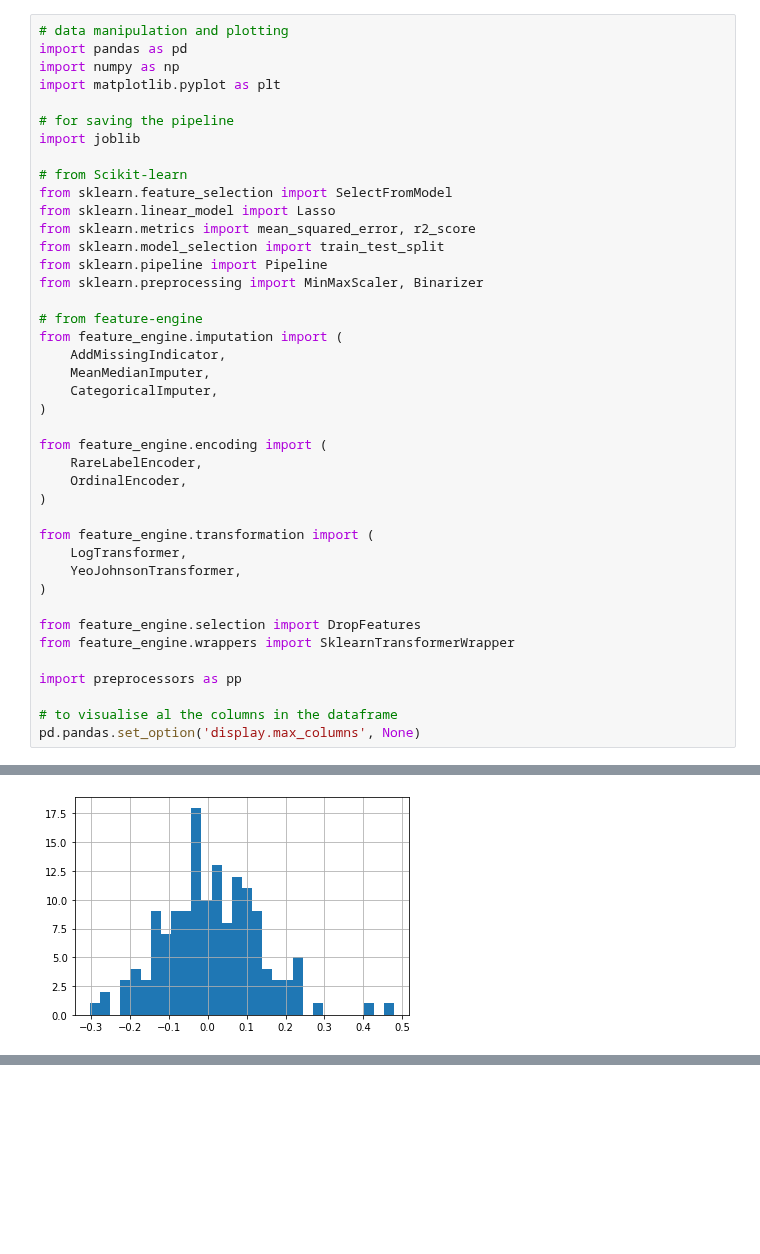
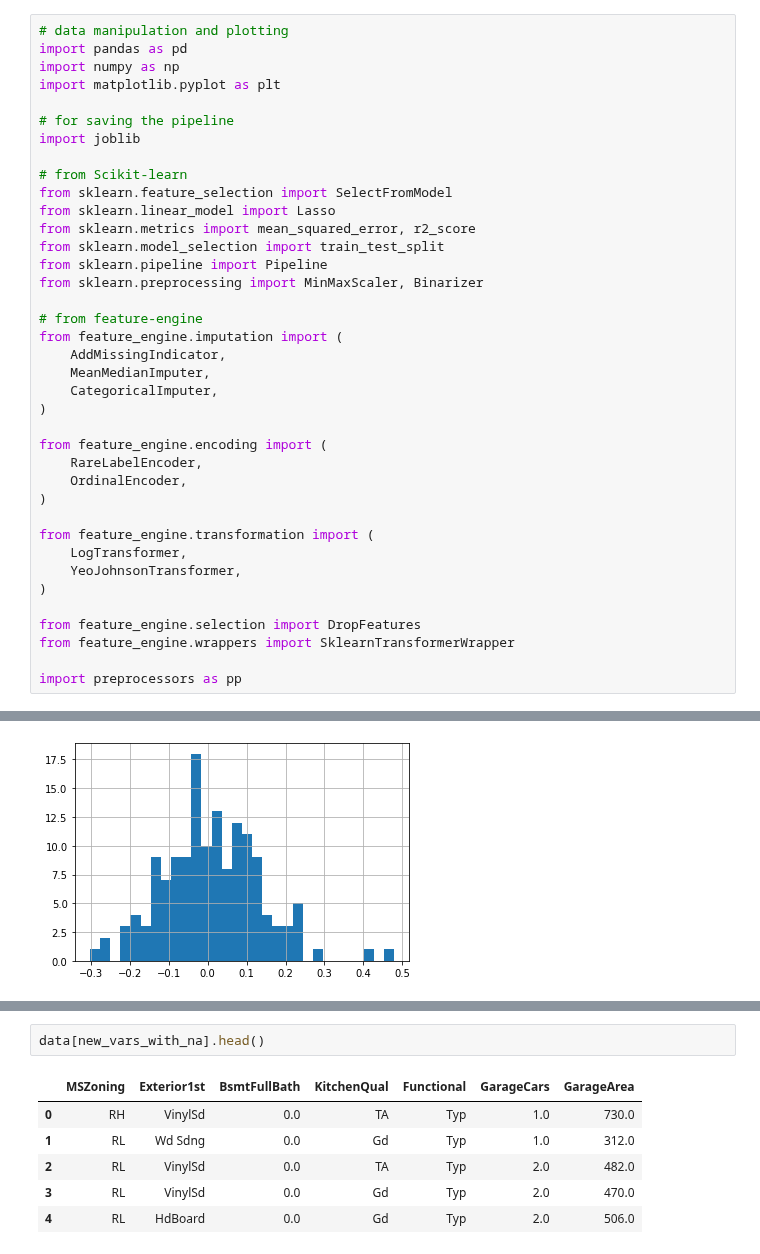
Before and after one commit to trainindata/deploying-machine-learning-models, a Jupyter notebook: Section-04-Research-and-Development/08-Final-Machine-Learning-Pipeline.ipynb, the cells around one changed output, grey strips where cells are left out. Cells and saved outputs as stored; diff of their text form; blank space fills up the shorter version.

```diff
--- a/Section-04-Research-and-Development/08-End-to-end-Machine-Learning-Pipeline.ipynb
+++ b/Section-04-Research-and-Development/08-Final-Machine-Learning-Pipeline.ipynb
@@ -46,8 +49,5 @@ from feature_engine.selection import DropFeatures
 from feature_engine.wrappers import SklearnTransformerWrapper
 
 import preprocessors as pp
-
-# to visualise al the columns in the dataframe
-pd.pandas.set_option('display.max_columns', None)
 # %%
 # load dataset
@@ -375,0 +420,9 @@ The only extra bit that would be useful, is to reduce the amount of feature engi
+# %%
+data[new_vars_with_na].head()
+# %% [output]
+|  | MSZoning | Exterior1st | BsmtFullBath | KitchenQual | Functional | GarageCars | GarageArea |
+| 0 | RH | VinylSd | 0.0 | TA | Typ | 1.0 | 730.0 |
+| 1 | RL | Wd Sdng | 0.0 | Gd | Typ | 1.0 | 312.0 |
+| 2 | RL | VinylSd | 0.0 | TA | Typ | 2.0 | 482.0 |
+| 3 | RL | VinylSd | 0.0 | Gd | Typ | 2.0 | 470.0 |
+| 4 | RL | HdBoard | 0.0 | Gd | Typ | 2.0 | 506.0 |
```
Also changed, not shown: parts of 21 cells of this notebook, 4 other files.
